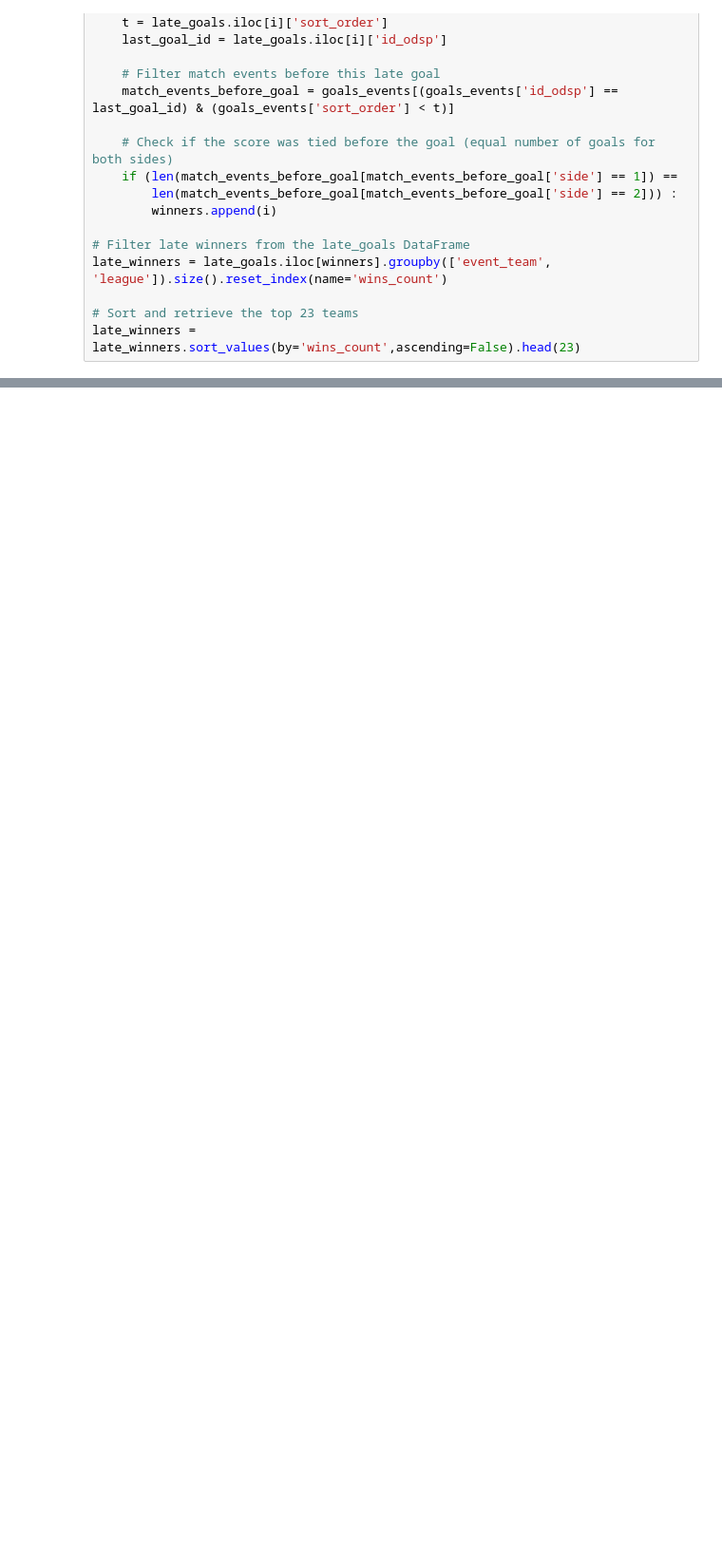
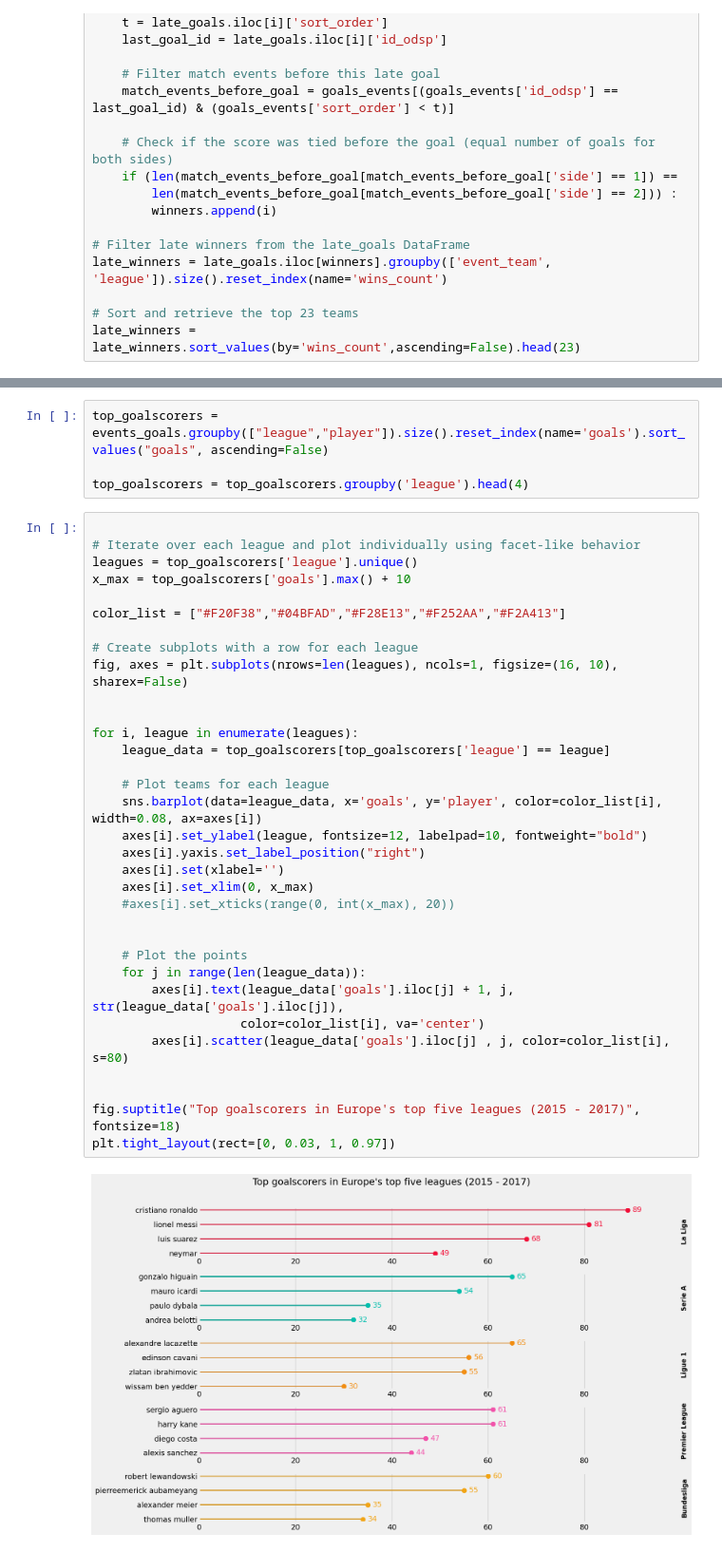
Before and after one commit to yassergribi/Analysis-of-Football-Events, a Jupyter notebook: Analysis_of_Football_Events.ipynb, the cells around one changed output, grey strips where cells are left out. Shown at 95% size. Cells and saved outputs as stored; diff of their text form; blank space fills up the shorter version.

```diff
--- a/Analysis_of_Football_Events.ipynb
+++ b/Analysis_of_Football_Events.ipynb
@@ -531,0 +550,39 @@ plt.ylim(4.5, 10)
+# %%
+top_goalscorers = events_goals.groupby(["league","player"]).size().reset_index(name='goals').sort_values("goals", ascending=False)
+
+top_goalscorers = top_goalscorers.groupby('league').head(4)
+# %%
+
+# Iterate over each league and plot individually using facet-like behavior
+leagues = top_goalscorers['league'].unique()
+x_max = top_goalscorers['goals'].max() + 10
+
+color_list = ["#F20F38","#04BFAD","#F28E13","#F252AA","#F2A413"]
+
+# Create subplots with a row for each league
+fig, axes = plt.subplots(nrows=len(leagues), ncols=1, figsize=(16, 10), sharex=False)
+
+
+for i, league in enumerate(leagues):
+    league_data = top_goalscorers[top_goalscorers['league'] == league]
+
+    # Plot teams for each league
+    sns.barplot(data=league_data, x='goals', y='player', color=color_list[i], width=0.08, ax=axes[i])
+    axes[i].set_ylabel(league, fontsize=12, labelpad=10, fontweight="bold")
+    axes[i].yaxis.set_label_position("right")
+    axes[i].set(xlabel='')
+    axes[i].set_xlim(0, x_max)
+    #axes[i].set_xticks(range(0, int(x_max), 20))
+
+
+    # Plot the points
+    for j in range(len(league_data)):
+        axes[i].text(league_data['goals'].iloc[j] + 1, j, str(league_data['goals'].iloc[j]),
+                    color=color_list[i], va='center')
+        axes[i].scatter(league_data['goals'].iloc[j] , j, color=color_list[i], s=80)
+
+
+fig.suptitle("Top goalscorers in Europe's top five leagues (2015 - 2017)", fontsize=18)
+plt.tight_layout(rect=[0, 0.03, 1, 0.97])
+# %% [output]
+[figure, added]
```
Also changed, not shown: parts of 11 cells of this notebook.
